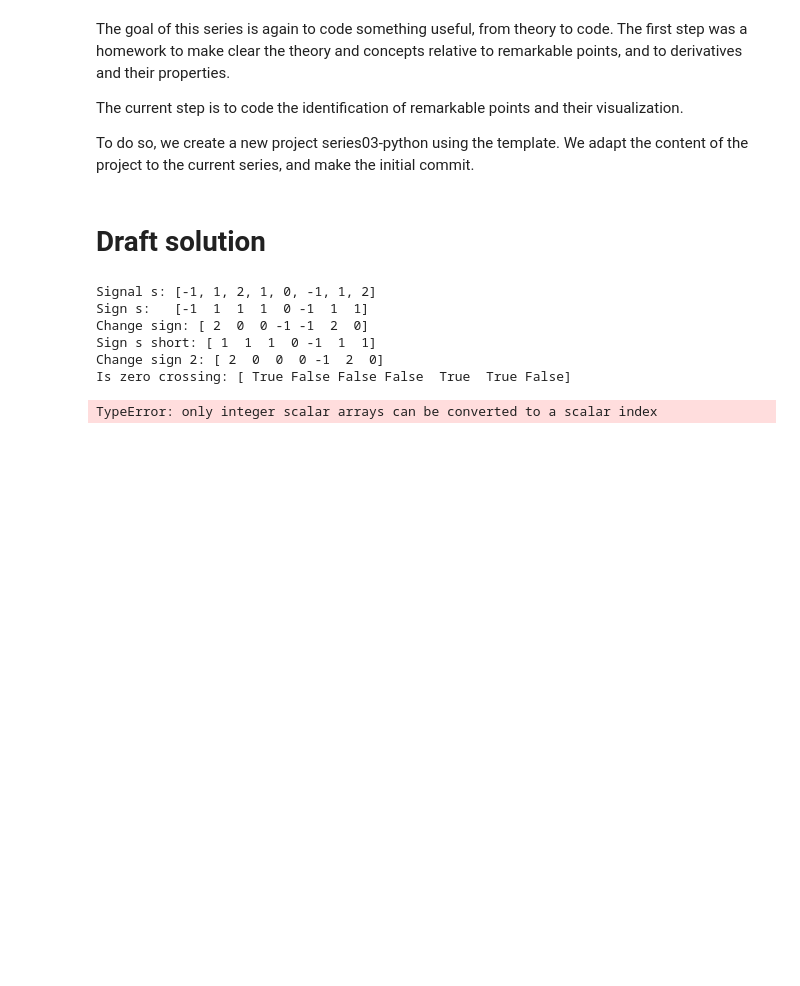
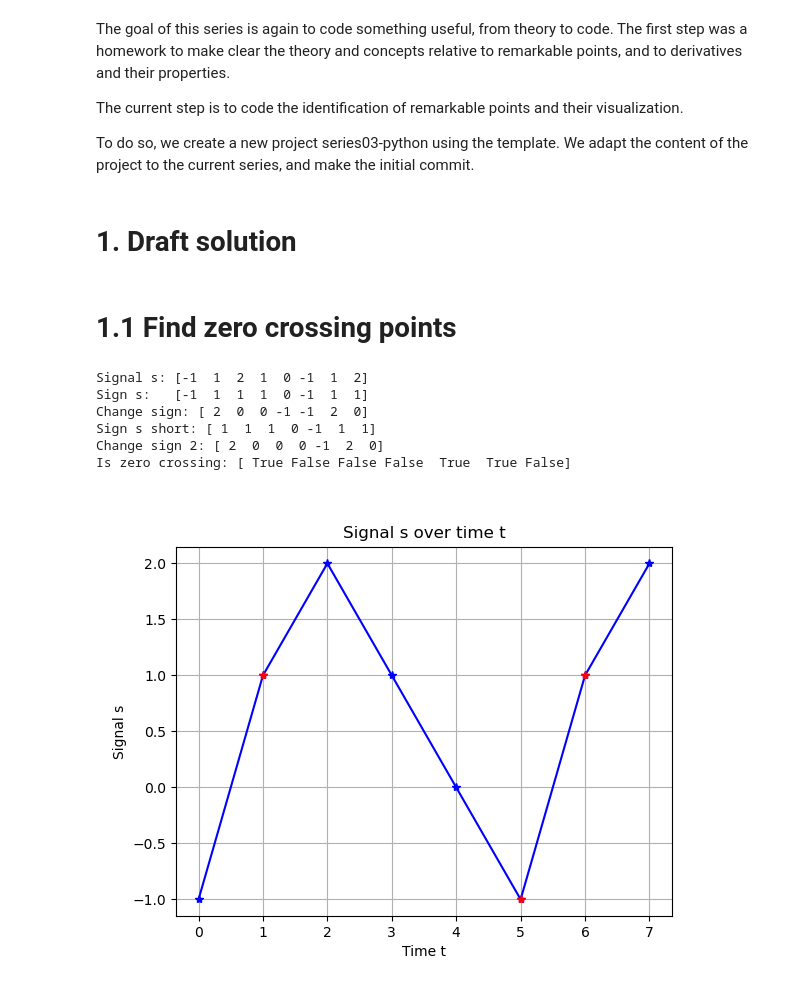
Before and after one commit to chloelaignel31-boop/Serie03_Python_V2, a Jupyter notebook: Series03-python.ipynb, the cells around one changed output. Drawn from its saved outputs; the diff is of its cells as text; code cells hidden in the pictures; blank space fills up the shorter version.

Commit message:
1.1. Find zero crossing points

```diff
--- a/Series03-python.ipynb
+++ b/Series03-python.ipynb
@@ -34,11 +34,16 @@ import os
 # You may need to install 'ipywidgets' and 'ipympl' for this to work.
 %matplotlib widget
 # %% [markdown]
-# Draft solution
+# 1. Draft solution
+# %% [markdown]
+# 1.1 Find zero crossing points
 # %%
 # Create the signal
 s = [-1, 1, 2, 1, 0, -1, 1, 2]
 t = [0, 1, 2, 3, 4, 5, 6, 7] # np.arange(len(s))
+# Convert to numpy arrays for easier manipulation
+s = np.array(s)
+t = np.array(t)
 
 t1 = np.arange(len(s))
 
@@ -52,36 +57,36 @@ sign_s_short = sign_s[1:]  # sign_s without the last element
 #change signe should be zero if sign_s_short is zero
 # and should be equal to sign_s_short otherwise
 # this is a way to filter out the zero values in sign_s_short
 difference_of_sign_2= np.where(sign_s_short == 0, 0, difference_of_sign)
 
 is_zero_crossing = difference_of_sign_2 != 0
 
 # index of zero crossings
 index_zero_crossings = np.where(is_zero_crossing)[0] + 1  #
 
 print("Signal s:", s)
 print("Sign s:  ", sign_s)
 print("Change sign:", difference_of_sign)
 print("Sign s short:", sign_s_short)
 print("Change sign 2:", difference_of_sign_2)
 print ("Is zero crossing:", is_zero_crossing)
 
 # Plot the signal
 plt.plot(t, s,'-*b')
-plt.plot(t[is_zero_crossing], s[is_zero_crossing],'-*r')
+plt.plot(t[index_zero_crossings], s[index_zero_crossings], '*r')
 plt.title('Signal s over time t')
 plt.xlabel('Time t')
 plt.ylabel('Signal s')
 plt.grid()
 plt.show()
 # %% [output]
-Signal s: [-1, 1, 2, 1, 0, -1, 1, 2]
+Signal s: [-1  1  2  1  0 -1  1  2]
 Sign s:   [-1  1  1  1  0 -1  1  1]
 Change sign: [ 2  0  0 -1 -1  2  0]
 Sign s short: [ 1  1  1  0 -1  1  1]
 Change sign 2: [ 2  0  0  0 -1  2  0]
 Is zero crossing: [ True False False False  True  True False]
-TypeError: only integer scalar arrays can be converted to a scalar index
+[figure, added]
 # %%
 # https://nbconvert.readthedocs.io/en/latest/removing_cells.html
 
```
Also changed, not shown: parts of 1 cell of this notebook.
